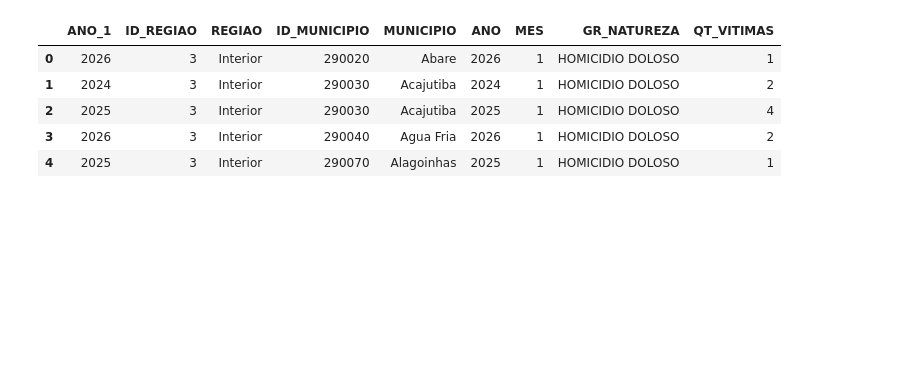
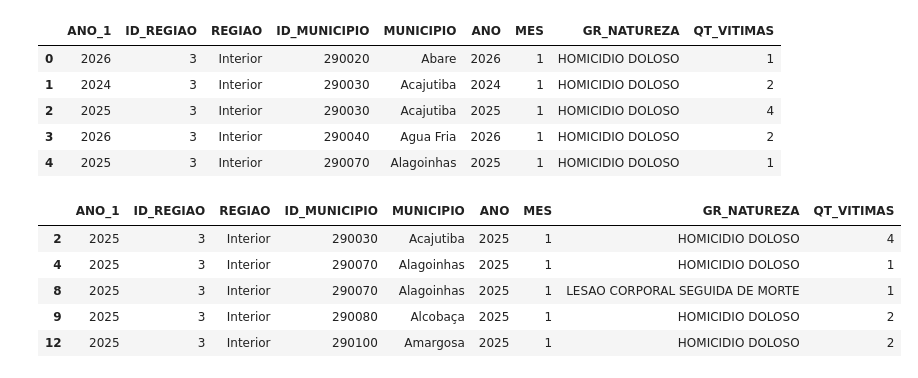
Before and after one commit to Dancornio/W_danger, a Jupyter notebook: backend/app/notebooks/01_data_wl_explor.ipynb, the cells around one changed output. Cells and saved outputs as stored; diff of their text form; code cells hidden in the pictures; blank space fills up the shorter version.

```diff
--- a/backend/app/notebooks/01_data_wl_explor.ipynb
+++ b/backend/app/notebooks/01_data_wl_explor.ipynb
@@ -15,3 +15,13 @@ dt_bahia.head()
 | 2 | 2025 | 3 | Interior | 290030 | Acajutiba | 2025 | 1 | HOMICIDIO DOLOSO | 4 |
 | 3 | 2026 | 3 | Interior | 290040 | Agua Fria | 2026 | 1 | HOMICIDIO DOLOSO | 2 |
 | 4 | 2025 | 3 | Interior | 290070 | Alagoinhas | 2025 | 1 | HOMICIDIO DOLOSO | 1 |
+# %%
+df_2025 = dt_bahia[dt_bahia["ANO"] == 2025]
+df_2025.head()
+# %% [output]
+|  | ANO_1 | ID_REGIAO | REGIAO | ID_MUNICIPIO | MUNICIPIO | ANO | MES | GR_NATUREZA | QT_VITIMAS |
+| 2 | 2025 | 3 | Interior | 290030 | Acajutiba | 2025 | 1 | HOMICIDIO DOLOSO | 4 |
+| 4 | 2025 | 3 | Interior | 290070 | Alagoinhas | 2025 | 1 | HOMICIDIO DOLOSO | 1 |
+| 8 | 2025 | 3 | Interior | 290070 | Alagoinhas | 2025 | 1 | LESAO CORPORAL SEGUIDA DE MORTE | 1 |
+| 9 | 2025 | 3 | Interior | 290080 | Alcobaça | 2025 | 1 | HOMICIDIO DOLOSO | 2 |
+| 12 | 2025 | 3 | Interior | 290100 | Amargosa | 2025 | 1 | HOMICIDIO DOLOSO | 2 |
```
Also changed, not shown: parts of 4 cells of this notebook, 8 other files.
